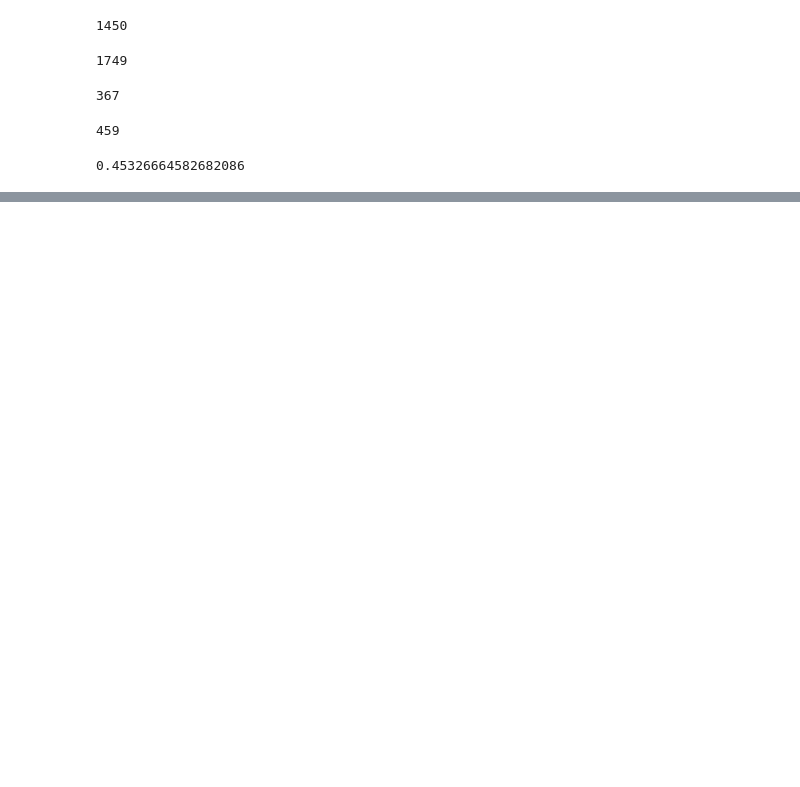
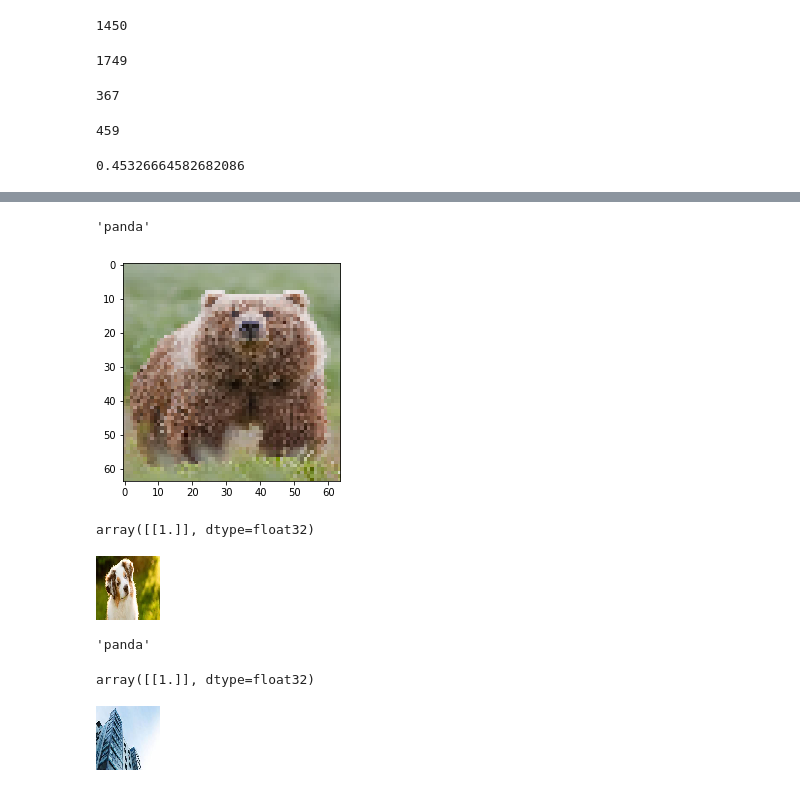
Before and after one commit to AlvanChow/panda_capstone, a Jupyter notebook: NN_MVP_local.ipynb, the cells around one changed output, grey strips where cells are left out. Saved outputs shown, nothing was run; the diff lists cells and outputs as text; code cells hidden in the pictures; blank space fills up the shorter version.

```diff
--- a/NN_MVP_local.ipynb
+++ b/NN_MVP_local.ipynb
@@ -106,0 +263,5 @@ NameError: name 'Sequential' is not defined
+# %%
+training_set = train_datagen.flow_from_directory('animal_dataset/training_set/',
+                                                target_size = (64,64),
+                                                batch_size = 32,
+                                                class_mode = 'binary')
@@ -106,0 +270,5 @@ NameError: name 'Sequential' is not defined
+# %%
+test_set = test_datagen.flow_from_directory('animal_dataset/val_set/',
+                                           target_size = (64, 64),
+                                           batch_size = 32,
+                                           class_mode = 'binary')
@@ -106,0 +277,6 @@ NameError: name 'Sequential' is not defined
+# %%
+classifier2.fit_generator(training_set,
+                   samples_per_epoch = 3179,
+                   nb_epoch = 2,
+                   validation_data = test_set,
+                   nb_val_samples = 816)
@@ -106,0 +295,11 @@ NameError: name 'Sequential' is not defined
+# %%
+test_image = image.load_img('animal_dataset/prediction_set/panda_test.jpeg', target_size=(64,64))
+plt.imshow(test_image)
+test_image = image.img_to_array(test_image)
+test_image = np.expand_dims(test_image, axis=0)
+result = classifier2.predict(test_image)
+if result[0][0] == 1:
+    prediction = 'panda'
+else:
+    prediction = 'not panda'
+prediction
@@ -106,0 +319,18 @@ NameError: name 'Sequential' is not defined
+# %%
+test_image = image.load_img('animal_dataset/prediction_set/bear.jpg', target_size=(64,64))
+plt.imshow(test_image)
+test_image = image.img_to_array(test_image)
+test_image = np.expand_dims(test_image, axis=0)
+result = classifier2.predict(test_image)
+if result[0][0] == 1:
+    prediction = 'panda'
+else:
+    prediction = 'not panda'
+prediction
+# %% [output]
+'panda'
+[figure, added]
+# %%
+result
+# %% [output]
+array([[1.]], dtype=float32)
@@ -106,0 +339,25 @@ NameError: name 'Sequential' is not defined
+# %%
+test_image
+# %% [output]
+[figure, added]
+# %%
+test_image = image.load_img('animal_dataset/prediction_set/dog.jpeg', target_size=(64,64))
+test_image = image.img_to_array(test_image)
+test_image = np.expand_dims(test_image, axis=0)
+result = classifier2.predict(test_image)
+if result[0][0] == 1:
+    prediction = 'panda'
+else:
+    prediction = 'not panda'
+prediction
+# %% [output]
+'panda'
+# %%
+result
+# %% [output]
+array([[1.]], dtype=float32)
+# %%
+test_image = image.load_img('animal_dataset/prediction_set/building.jpeg', target_size=(64,64))
+test_image
+# %% [output]
+[figure, added]
```
Also changed, not shown: parts of 53 cells of this notebook.
